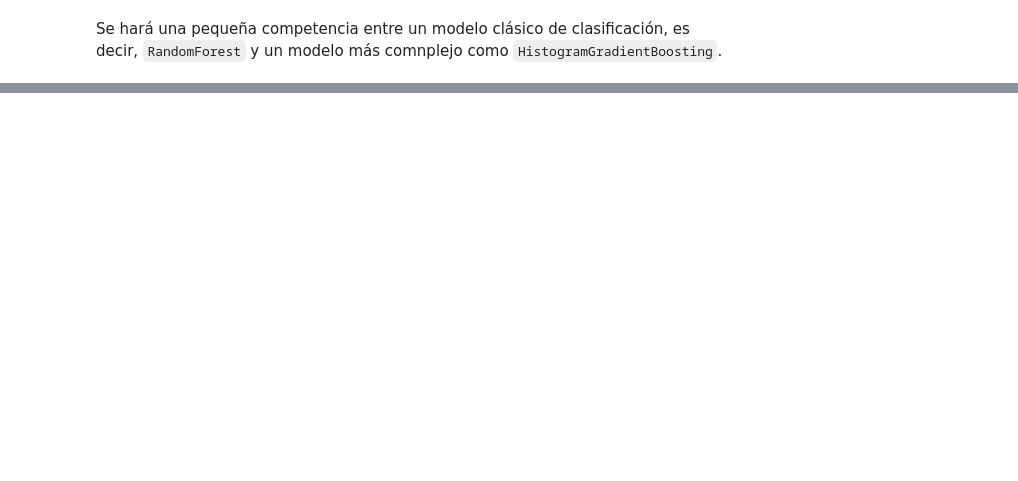
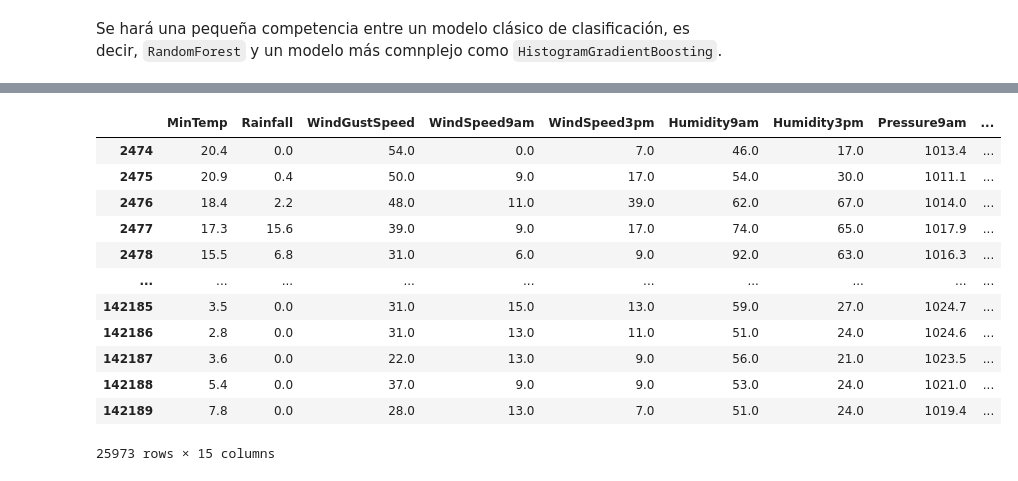
Before and after one commit to miguel-uicab/rain_in_australia, a Jupyter notebook: training/model_selection.ipynb, the cells around one changed output, grey strips where cells are left out. Saved outputs shown, nothing was run; the diff lists cells and outputs as text; code cells hidden in the pictures; blank space fills up the shorter version.

```diff
--- a/training/model_selection.ipynb
+++ b/training/model_selection.ipynb
@@ -33,0 +72,3 @@ Se hará una pequeña competencia entre un modelo clásico de clasificación, es
+# %%
+X_test= df_test[feature_names_order]
+y_test = df_test[objective_name]
@@ -33,0 +91,16 @@ Se hará una pequeña competencia entre un modelo clásico de clasificación, es
+# %%
+X_test
+# %% [output]
+|  | MinTemp | Rainfall | WindGustSpeed | WindSpeed9am | WindSpeed3pm | Humidity9am | Humidity3pm | Pressure9am | ... |
+| 2474 | 20.4 | 0.0 | 54.0 | 0.0 | 7.0 | 46.0 | 17.0 | 1013.4 | ... |
+| 2475 | 20.9 | 0.4 | 50.0 | 9.0 | 17.0 | 54.0 | 30.0 | 1011.1 | ... |
+| 2476 | 18.4 | 2.2 | 48.0 | 11.0 | 39.0 | 62.0 | 67.0 | 1014.0 | ... |
+| 2477 | 17.3 | 15.6 | 39.0 | 9.0 | 17.0 | 74.0 | 65.0 | 1017.9 | ... |
+| 2478 | 15.5 | 6.8 | 31.0 | 6.0 | 9.0 | 92.0 | 63.0 | 1016.3 | ... |
+| ... | ... | ... | ... | ... | ... | ... | ... | ... | ... |
+| 142185 | 3.5 | 0.0 | 31.0 | 15.0 | 13.0 | 59.0 | 27.0 | 1024.7 | ... |
+| 142186 | 2.8 | 0.0 | 31.0 | 13.0 | 11.0 | 51.0 | 24.0 | 1024.6 | ... |
+| 142187 | 3.6 | 0.0 | 22.0 | 13.0 | 9.0 | 56.0 | 21.0 | 1023.5 | ... |
+| 142188 | 5.4 | 0.0 | 37.0 | 9.0 | 9.0 | 53.0 | 24.0 | 1021.0 | ... |
+| 142189 | 7.8 | 0.0 | 28.0 | 13.0 | 7.0 | 51.0 | 24.0 | 1019.4 | ... |
+25973 rows × 15 columns
```
Also changed, not shown: parts of 53 cells of this notebook, 2 other files.
